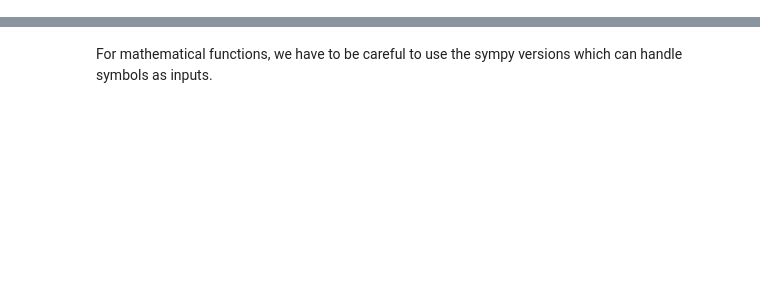
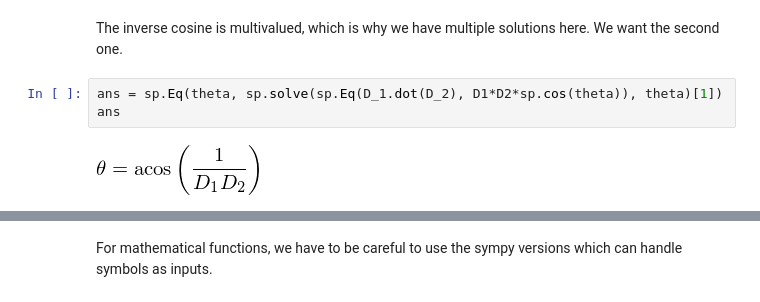
Before and after one commit to zhuxuan1998/PHYS352-HW, a Jupyter notebook: HW001.ipynb, the cells around one changed output, grey strips where cells are left out. Saved outputs shown, nothing was run; the diff lists cells and outputs as text; blank space fills up the shorter version.

```diff
--- a/HW001.ipynb
+++ b/HW001.ipynb
@@ -39,0 +35,7 @@ $$\nabla \left(x^{2} y^{3} z^{4}\right) = \left[\begin{matrix}2 x y^{3} z^{4}\\3
+# %% [markdown]
+The inverse cosine is multivalued, which is why we have multiple solutions here. We want the second one.
+# %%
+ans = sp.Eq(theta, sp.solve(sp.Eq(D_1.dot(D_2), D1*D2*sp.cos(theta)), theta)[1])
+ans
+# %% [output]
+[figure, added]
```
Also changed, not shown: parts of 50 cells of this notebook.
